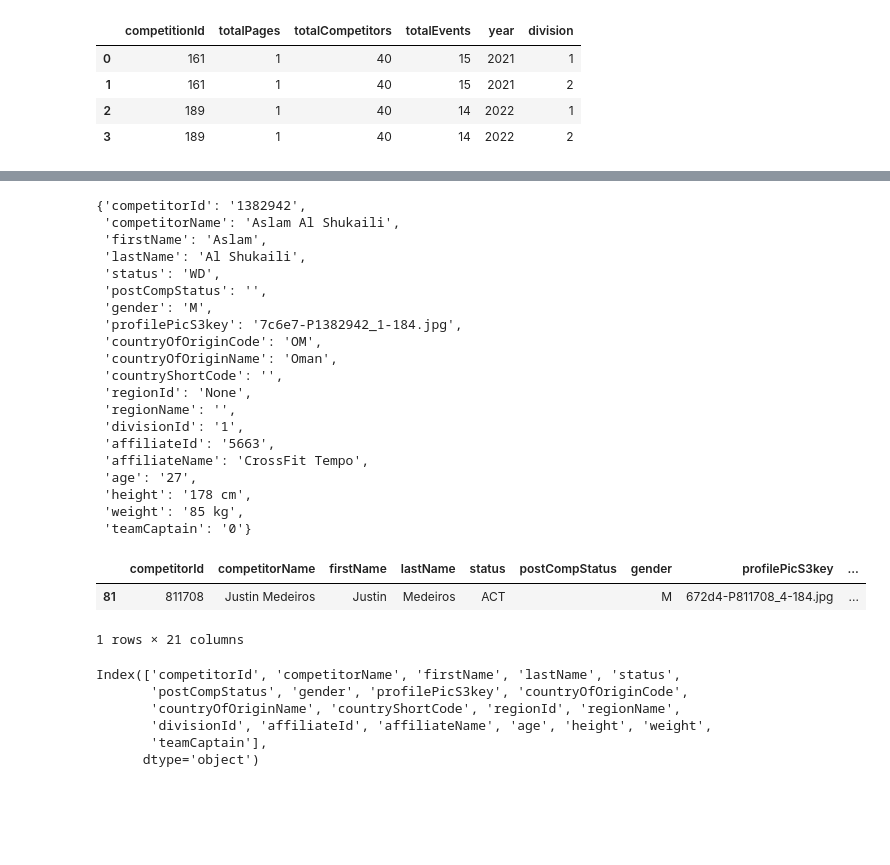
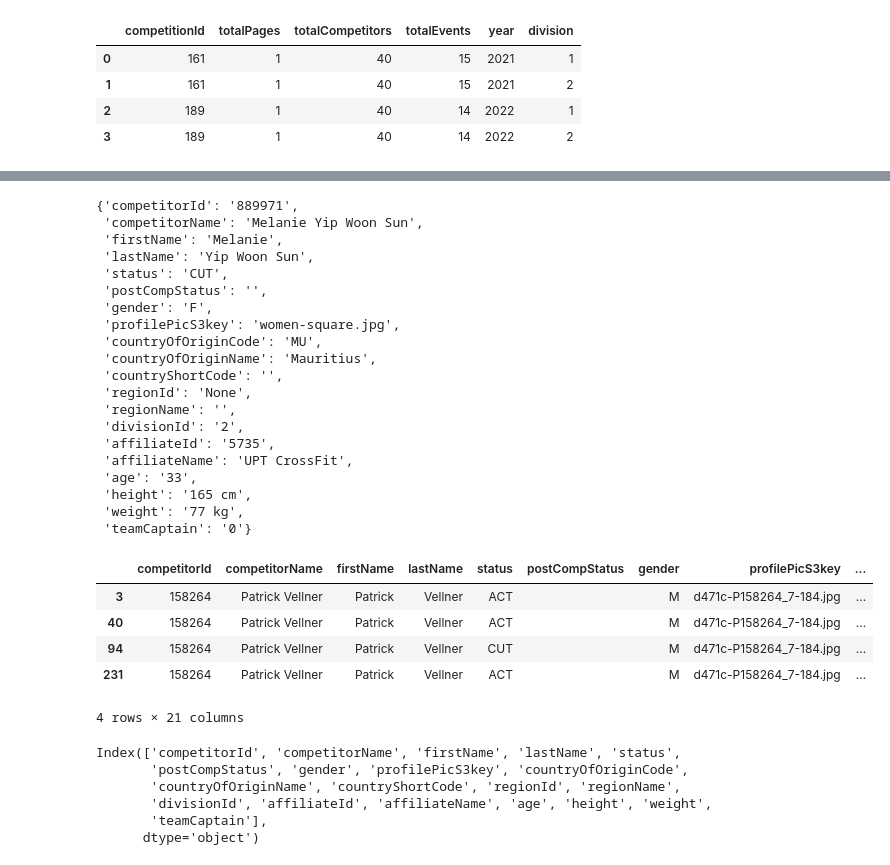
Before and after one commit to ArnarHardarson/rice-krispie-cakes, a Jupyter notebook: notebook_new_datamodel.ipynb, the cells around one changed output, grey strips where cells are left out. Cells and saved outputs as stored; diff of their text form; code cells hidden in the pictures; blank space fills up the shorter version.

```diff
--- a/notebook_new_datamodel.ipynb
+++ b/notebook_new_datamodel.ipynb
@@ -130,30 +185,23 @@ games_info_competitors(2019,2)
 # %%
-a['leaderboardRows'][43]['entrant']
+a['leaderboardRows'][30]['entrant']
 # %% [output]
-{'competitorId': '1382942',
- 'competitorName': 'Aslam Al Shukaili',
- 'firstName': 'Aslam',
- 'lastName': 'Al Shukaili',
- 'status': 'WD',
+{'competitorId': '889971',
+ 'competitorName': 'Melanie Yip Woon Sun',
+ 'firstName': 'Melanie',
+ 'lastName': 'Yip Woon Sun',
+ 'status': 'CUT',
  'postCompStatus': '',
- 'gender': 'M',
- 'profilePicS3key': '7c6e7-P1382942_1-184.jpg',
- 'countryOfOriginCode': 'OM',
- 'countryOfOriginName': 'Oman',
+ 'gender': 'F',
+ 'profilePicS3key': 'women-square.jpg',
+ 'countryOfOriginCode': 'MU',
+ 'countryOfOriginName': 'Mauritius',
  'countryShortCode': '',
  'regionId': 'None',
  'regionName': '',
- 'divisionId': '1',
- 'affiliateId': '5663',
- 'affiliateName': 'CrossFit Tempo',
- 'age': '27',
- 'height': '178 cm',
- 'weight': '85 kg',
+ 'divisionId': '2',
+ 'affiliateId': '5735',
+ 'affiliateName': 'UPT CrossFit',
+ 'age': '33',
+ 'height': '165 cm',
+ 'weight': '77 kg',
  'teamCaptain': '0'}
-# %%
-# virkar ekki upp að 2020
-df_games_info_competitors = pd.DataFrame()
-for i in [2017,2018,2020]:
-    df_temp = games_info_competitors(i,1)
-    df_games_info_competitors = pd.concat([df_games_info_competitors, df_temp], ignore_index=True)
-    df_games_info_competitors['year'] = i
@@ -160,9 +222,12 @@ for i in [2017,2018,2020]:
 # %%
-df_games_info_competitors[df_games_info_competitors['competitorName'] == 'Justin Medeiros']
+df_games_info_competitors[df_games_info_competitors['competitorName'] == 'Patrick Vellner']
 # %% [output]
 |  | competitorId | competitorName | firstName | lastName | status | postCompStatus | gender | profilePicS3key | ... |
-| 81 | 811708 | Justin Medeiros | Justin | Medeiros | ACT |  | M | 672d4-P811708_4-184.jpg | ... |
+| 3 | 158264 | Patrick Vellner | Patrick | Vellner | ACT |  | M | d471c-P158264_7-184.jpg | ... |
+| 40 | 158264 | Patrick Vellner | Patrick | Vellner | ACT |  | M | d471c-P158264_7-184.jpg | ... |
+| 94 | 158264 | Patrick Vellner | Patrick | Vellner | CUT |  | M | d471c-P158264_7-184.jpg | ... |
+| 231 | 158264 | Patrick Vellner | Patrick | Vellner | ACT |  | M | d471c-P158264_7-184.jpg | ... |
-1 rows × 21 columns
+4 rows × 21 columns
 # %%
 a = games_info_competitors(2017,1)
 b = games_info_competitors(2020,1)
```
Also changed, not shown: parts of 9 cells of this notebook.
